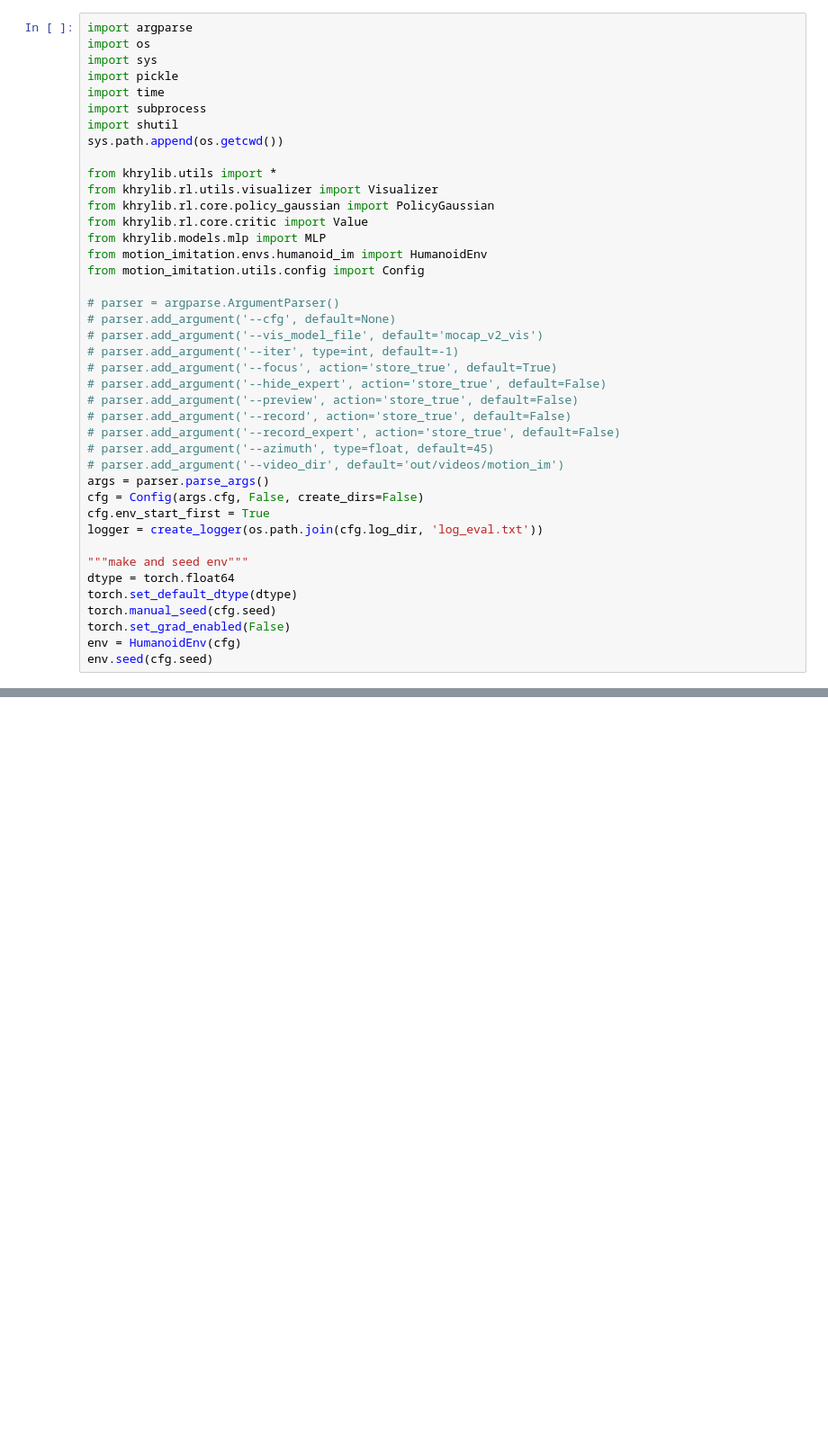
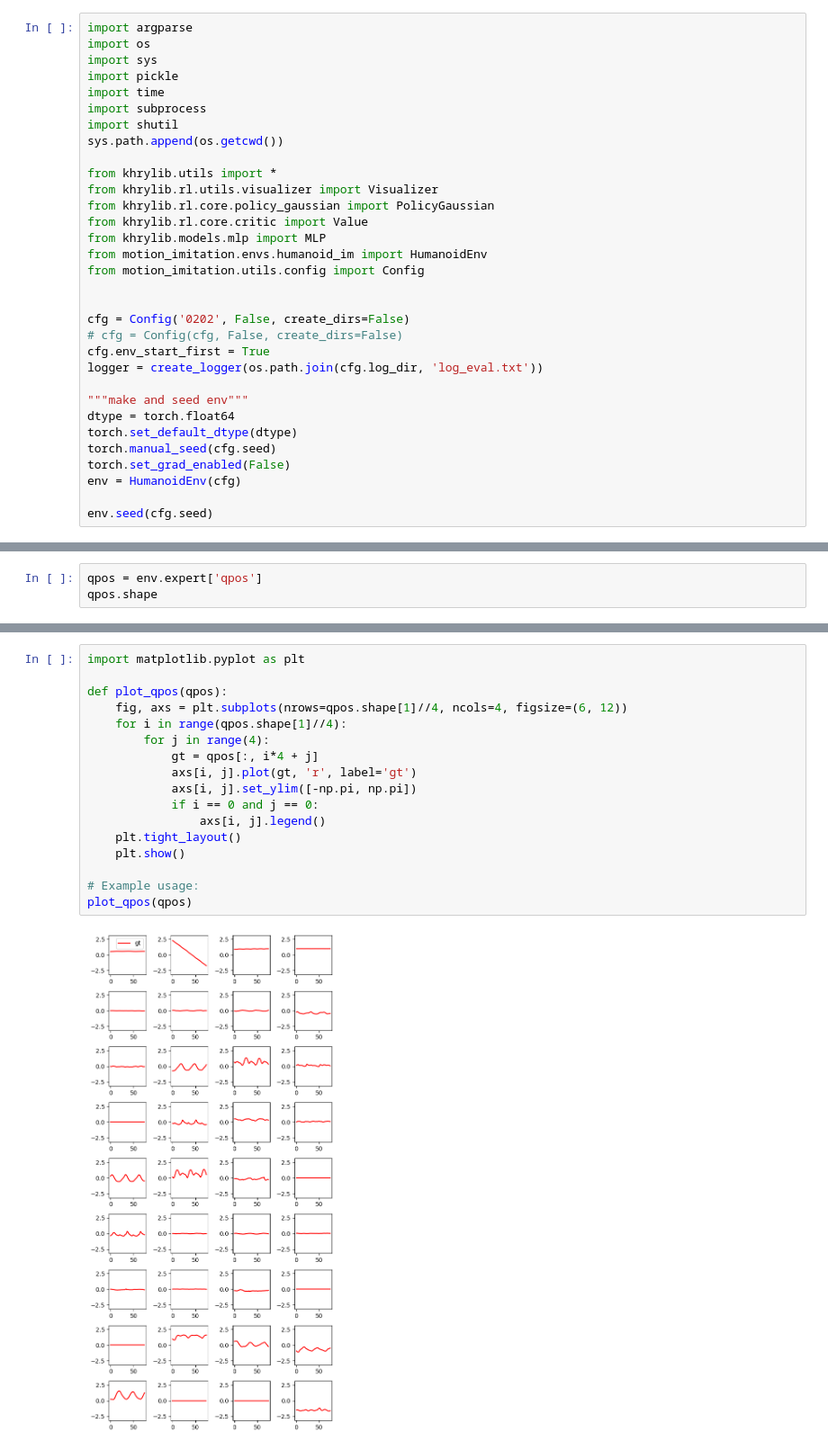
Before and after one commit to liuxy10/RFC, a Jupyter notebook: test_env.ipynb, the cells around one changed output, grey strips where cells are left out. Shown: that part at 90% size. Cells and saved outputs as stored; diff of their text form; blank space fills up the shorter version.

```diff
--- a/test_env.ipynb
+++ b/test_env.ipynb
@@ -16,19 +16,9 @@ from khrylib.models.mlp import MLP
 from motion_imitation.envs.humanoid_im import HumanoidEnv
 from motion_imitation.utils.config import Config
 
-# parser = argparse.ArgumentParser()
-# parser.add_argument('--cfg', default=None)
-# parser.add_argument('--vis_model_file', default='mocap_v2_vis')
-# parser.add_argument('--iter', type=int, default=-1)
-# parser.add_argument('--focus', action='store_true', default=True)
-# parser.add_argument('--hide_expert', action='store_true', default=False)
-# parser.add_argument('--preview', action='store_true', default=False)
-# parser.add_argument('--record', action='store_true', default=False)
-# parser.add_argument('--record_expert', action='store_true', default=False)
-# parser.add_argument('--azimuth', type=float, default=45)
-# parser.add_argument('--video_dir', default='out/videos/motion_im')
-args = parser.parse_args()
-cfg = Config(args.cfg, False, create_dirs=False)
+
+cfg = Config('0202', False, create_dirs=False)
+# cfg = Config(cfg, False, create_dirs=False)
 cfg.env_start_first = True
 logger = create_logger(os.path.join(cfg.log_dir, 'log_eval.txt'))
 
@@ -38,5 +28,6 @@ torch.set_default_dtype(dtype)
 torch.manual_seed(cfg.seed)
 torch.set_grad_enabled(False)
 env = HumanoidEnv(cfg)
+
 env.seed(cfg.seed)
 # %% [output]
@@ -43,0 +40,3 @@ NameError: name 'parser' is not defined
+# %%
+qpos = env.expert['qpos']
+qpos.shape
@@ -43,0 +45,19 @@ NameError: name 'parser' is not defined
+# %%
+import matplotlib.pyplot as plt
+
+def plot_qpos(qpos):
+    fig, axs = plt.subplots(nrows=qpos.shape[1]//4, ncols=4, figsize=(6, 12))
+    for i in range(qpos.shape[1]//4):
+        for j in range(4):
+            gt = qpos[:, i*4 + j]
+            axs[i, j].plot(gt, 'r', label='gt')
+            axs[i, j].set_ylim([-np.pi, np.pi])
+            if i == 0 and j == 0:
+                axs[i, j].legend()
+    plt.tight_layout()
+    plt.show()
+
+# Example usage:
+plot_qpos(qpos)
+# %% [output]
+[figure, added]
```
Also changed, not shown: parts of 8 cells of this notebook, 12 other files.
